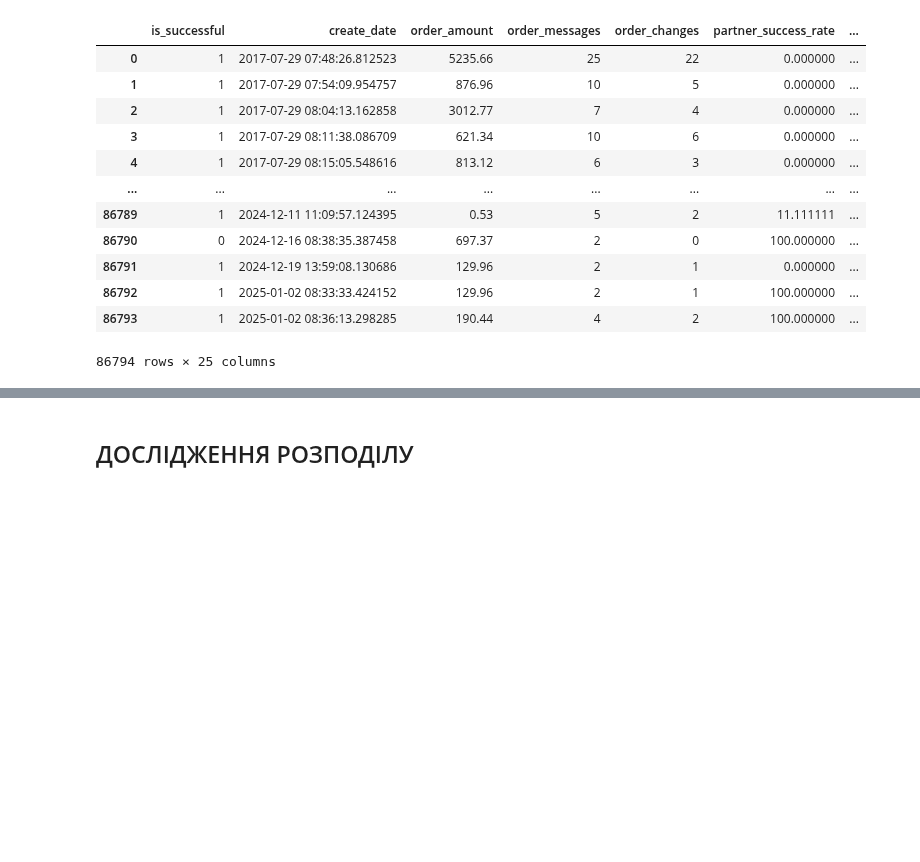
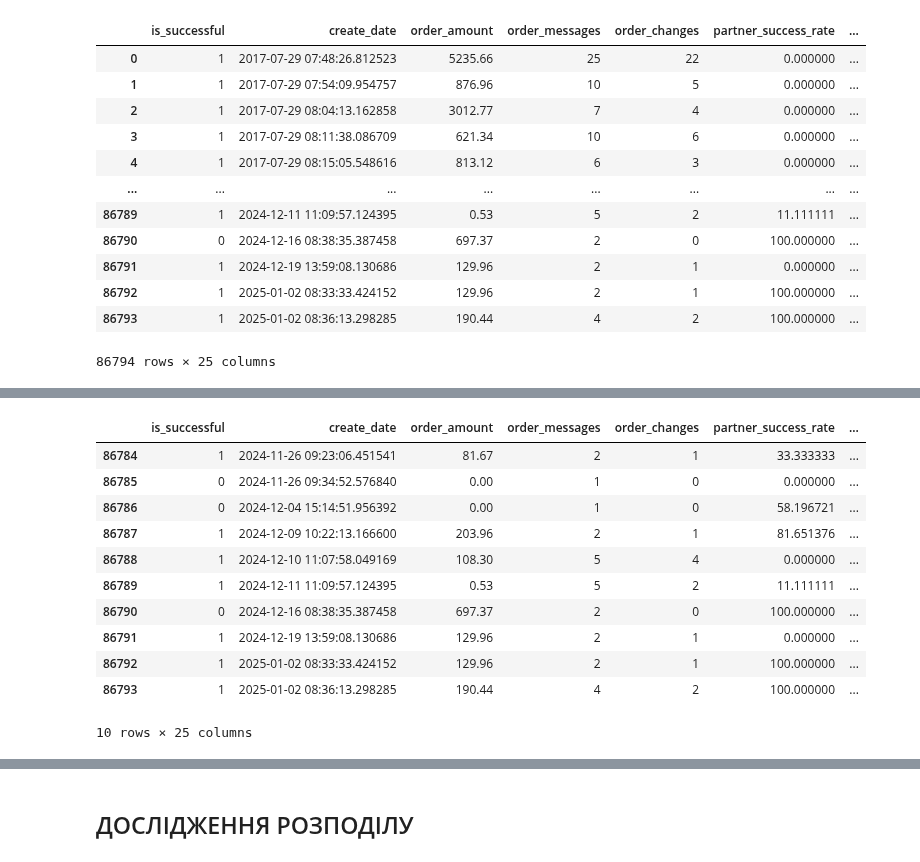
Before and after one commit to SerhiiMiroshnychenko/ScientificCalculations, a Jupyter notebook: PaperS/Paper1/DATA-PREPROCESSING.ipynb, the cells around one changed output, grey strips where cells are left out. Drawn from its saved outputs; the diff is of its cells as text; code cells hidden in the pictures; blank space fills up the shorter version.

```diff
--- a/PaperS/Paper1/DATA-PREPROCESSING.ipynb
+++ b/PaperS/Paper1/DATA-PREPROCESSING.ipynb
@@ -27,0 +43,15 @@ data
+# %%
+data.tail(10)
+# %% [output]
+|  | is_successful | create_date | order_amount | order_messages | order_changes | partner_success_rate | ... |
+| 86784 | 1 | 2024-11-26 09:23:06.451541 | 81.67 | 2 | 1 | 33.333333 | ... |
+| 86785 | 0 | 2024-11-26 09:34:52.576840 | 0.00 | 1 | 0 | 0.000000 | ... |
+| 86786 | 0 | 2024-12-04 15:14:51.956392 | 0.00 | 1 | 0 | 58.196721 | ... |
+| 86787 | 1 | 2024-12-09 10:22:13.166600 | 203.96 | 2 | 1 | 81.651376 | ... |
+| 86788 | 1 | 2024-12-10 11:07:58.049169 | 108.30 | 5 | 4 | 0.000000 | ... |
+| 86789 | 1 | 2024-12-11 11:09:57.124395 | 0.53 | 5 | 2 | 11.111111 | ... |
+| 86790 | 0 | 2024-12-16 08:38:35.387458 | 697.37 | 2 | 0 | 100.000000 | ... |
+| 86791 | 1 | 2024-12-19 13:59:08.130686 | 129.96 | 2 | 1 | 0.000000 | ... |
+| 86792 | 1 | 2025-01-02 08:33:33.424152 | 129.96 | 2 | 1 | 100.000000 | ... |
+| 86793 | 1 | 2025-01-02 08:36:13.298285 | 190.44 | 4 | 2 | 100.000000 | ... |
+10 rows × 25 columns
```
Also changed, not shown: parts of 10 cells of this notebook.
